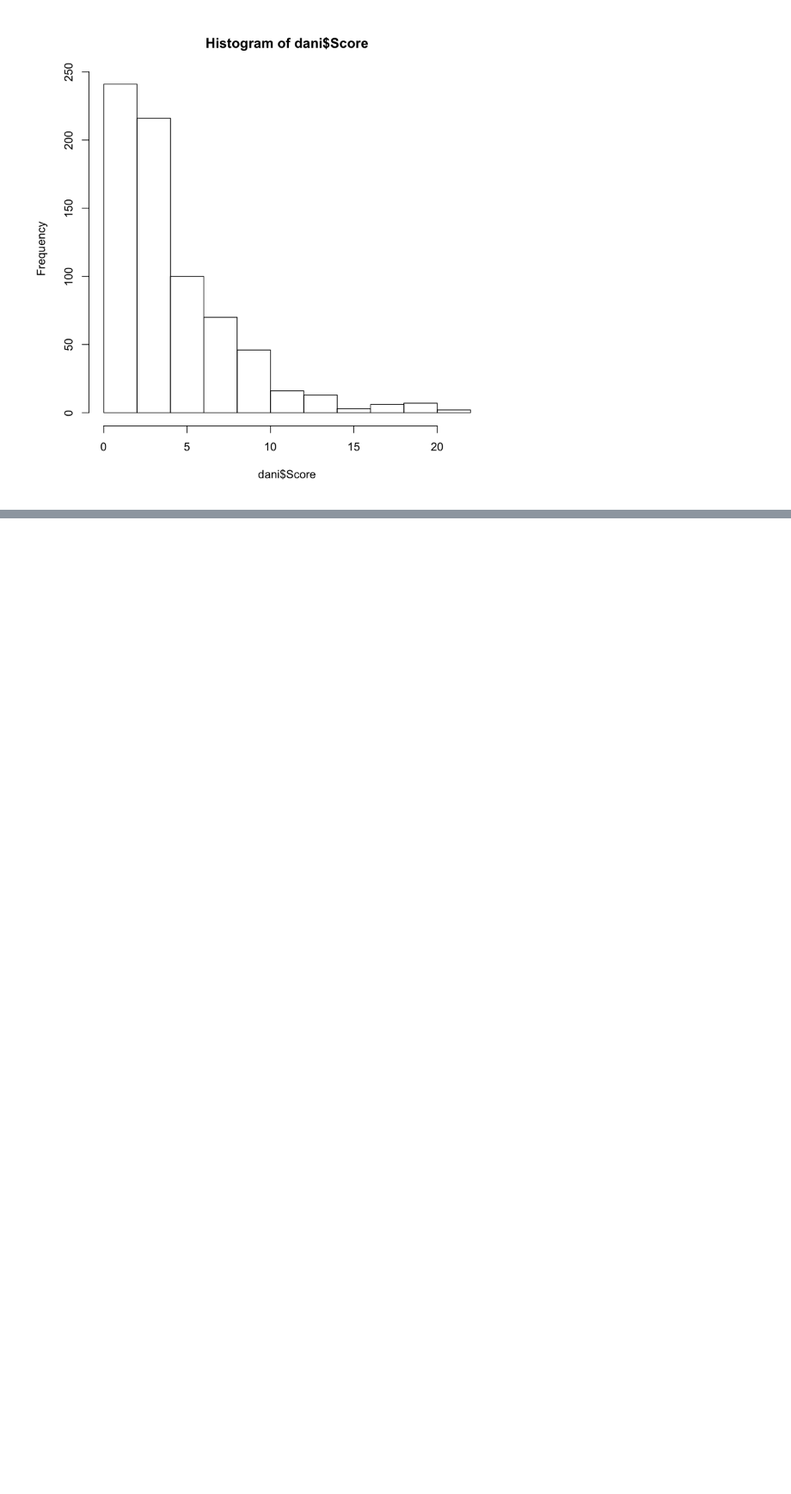
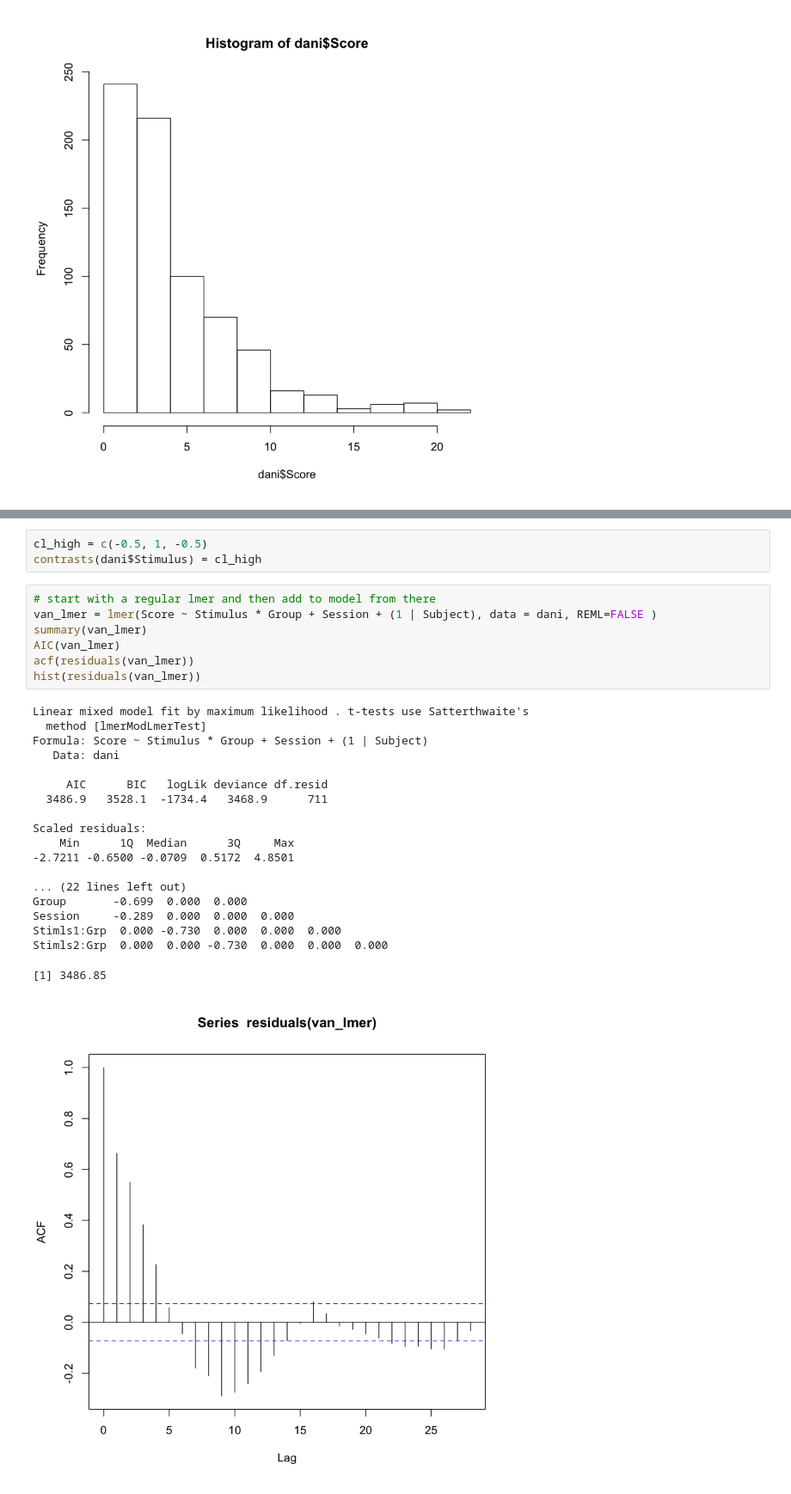
Before and after one commit to Lslipski/pbs110, a Jupyter notebook: pbs111/Final.ipynb, the cells around one changed output, grey strips where cells are left out. Shown at 86% size. Saved outputs shown, nothing was run; the diff lists cells and outputs as text; blank space fills up the shorter version.

```diff
--- a/pbs111/Final.ipynb
+++ b/pbs111/Final.ipynb
@@ -790,0 +808,30 @@ head(dani)
+# %%
+cl_high = c(-0.5, 1, -0.5)
+contrasts(dani$Stimulus) = cl_high
+# %%
+# start with a regular lmer and then add to model from there
+van_lmer = lmer(Score ~ Stimulus * Group + Session + (1 | Subject), data = dani, REML=FALSE )
+summary(van_lmer)
+AIC(van_lmer)
+acf(residuals(van_lmer))
+hist(residuals(van_lmer))
+# %% [output]
+Linear mixed model fit by maximum likelihood . t-tests use Satterthwaite's
+  method [lmerModLmerTest]
+Formula: Score ~ Stimulus * Group + Session + (1 | Subject)
+   Data: dani
+
+     AIC      BIC   logLik deviance df.resid
+  3486.9   3528.1  -1734.4   3468.9      711
+
+Scaled residuals:
+    Min      1Q  Median      3Q     Max
+-2.7211 -0.6500 -0.0709  0.5172  4.8501
+
+... (22 lines left out)
+Group       -0.699  0.000  0.000
+Session     -0.289  0.000  0.000  0.000
+Stimls1:Grp  0.000 -0.730  0.000  0.000  0.000
+Stimls2:Grp  0.000  0.000 -0.730  0.000  0.000  0.000
+[1] 3486.85
+[figure, added]
```
Also changed, not shown: parts of 20 cells of this notebook, 16 other files.
